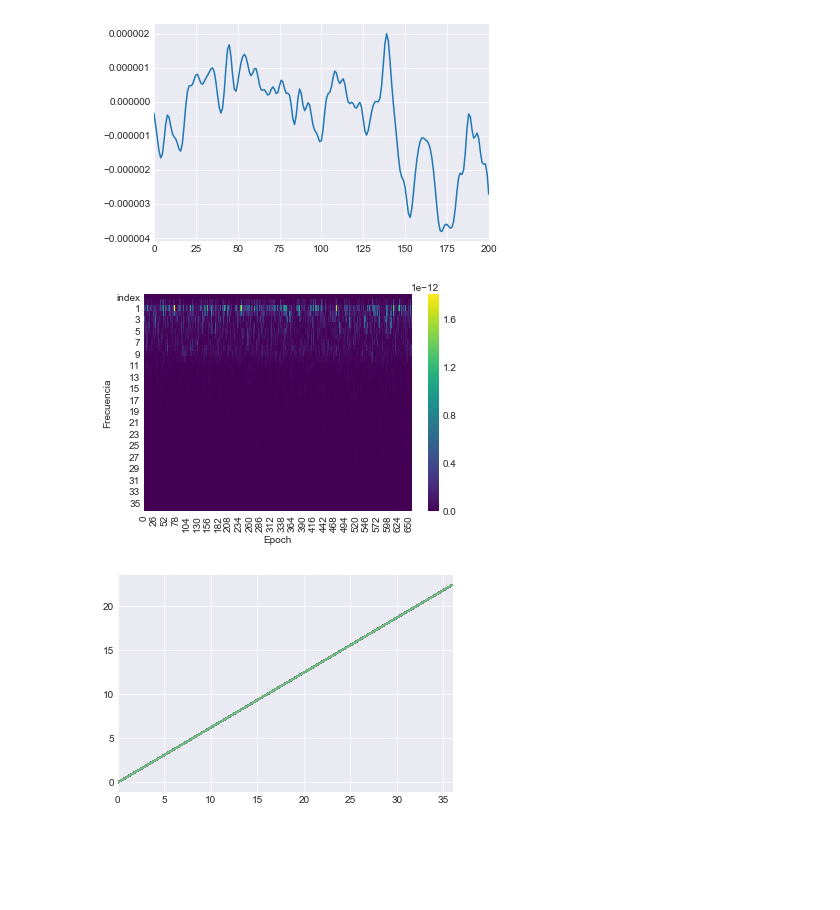
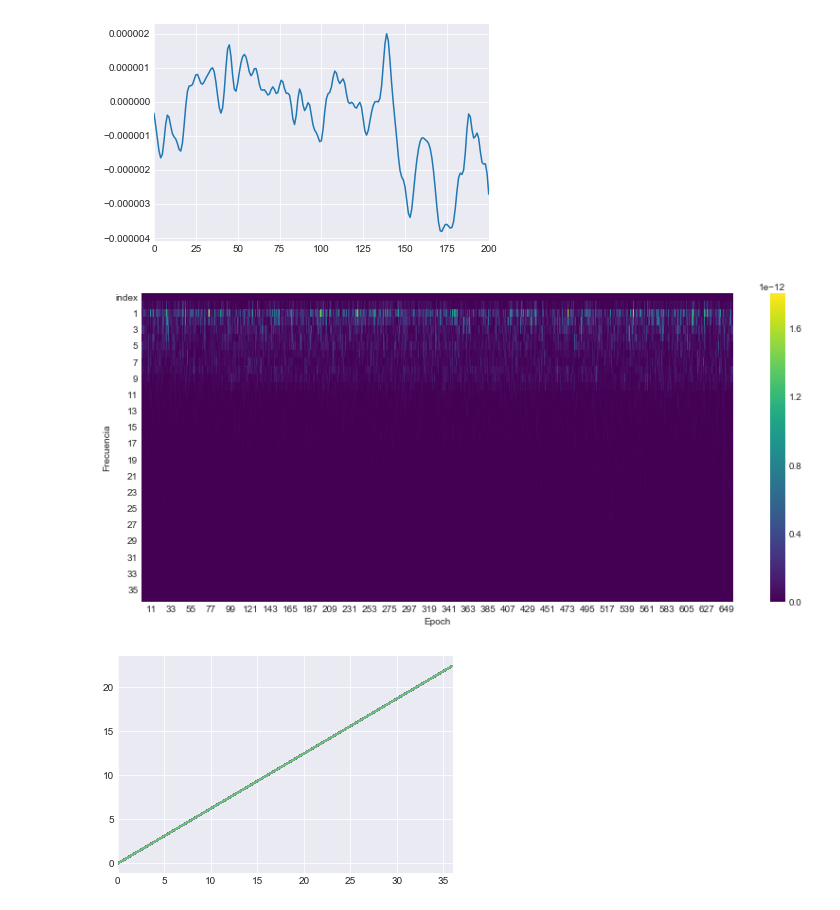
Before and after one commit to lucasputer/CienciaDeDatos, a Jupyter notebook: tp2/Pruebas.ipynb, the cells around one changed output. Drawn from its saved outputs; the diff is of its cells as text; code cells hidden in the pictures; blank space fills up the shorter version.

Commit message:
sigo con refactors. cambio en como se platea el heatmap

```diff
--- a/tp2/Pruebas.ipynb
+++ b/tp2/Pruebas.ipynb
@@ -29,8 +29,8 @@ Espero que esto aclare un poco...
 
 datasets_normales = []
 datasets_disminuidos = []
-for i in range(1,9):
-    datasets_normales.append(scipy.io.loadmat('datos/S0'+str(i)+'.mat')['data'])
-    datasets_disminuidos.append(scipy.io.loadmat('datos/P0'+str(i)+'.mat')['data'])
-datasets_normales.append(scipy.io.loadmat('datos/S10.mat')['data'])
-datasets_disminuidos.append(scipy.io.loadmat('datos/P10.mat')['data'])
+# for i in range(1,9):
+#     datasets_normales.append(scipy.io.loadmat('datos/S0'+str(i)+'.mat')['data'])
+#     datasets_disminuidos.append(scipy.io.loadmat('datos/P0'+str(i)+'.mat')['data'])
+# datasets_normales.append(scipy.io.loadmat('datos/S10.mat')['data'])
+# datasets_disminuidos.append(scipy.io.loadmat('datos/P10.mat')['data'])
@@ -80,7 +61,7 @@ def electrodos_usados(dataset):
     electrodo80 = dataset[:, 79, :]
     electrodo131 = dataset[:, 130, :]
     electrodo185 = dataset[:, 184, :]
-    return [electrodo8, electrodo44, electrodo80, electrodo131, electrodo185]
+    return [dataset]
 
 # Matriz de (Sujeto x Electrodo x Epoch x Tiempo -> Valor)
 electrodos_usados_todos = ([electrodos_usados(datasets_normales[i]) for i in range(len(datasets_normales))] +
@@ -144,15 +125,16 @@ plt.show()
 [figure]
 # %%
 ax = sns.heatmap(allEpochs.transpose(), cmap="viridis" )
-
 ax.set_ylabel('Frecuencia')
 ax.set_xlabel('Epoch')
-_, labels = plt.yticks()
-plt.setp(labels, rotation=0)
-
+for label in ax.get_xticklabels()[::2]:
+    label.set_visible(False)
+plt.rcParams['figure.figsize'] = 14, 6
+plt.xticks(rotation=0)
+plt.yticks(rotation=0)
 plt.show()
 # %% [output]
-[figure, old version]
+[figure, new version]
 # %%
 def get_epoch(epoch_idx,electrodo_idx, dataset):
     return dataset[epoch_idx, electrodo_idx, :]
```
Also changed, not shown: parts of 1 cell of this notebook, 1 other file.
